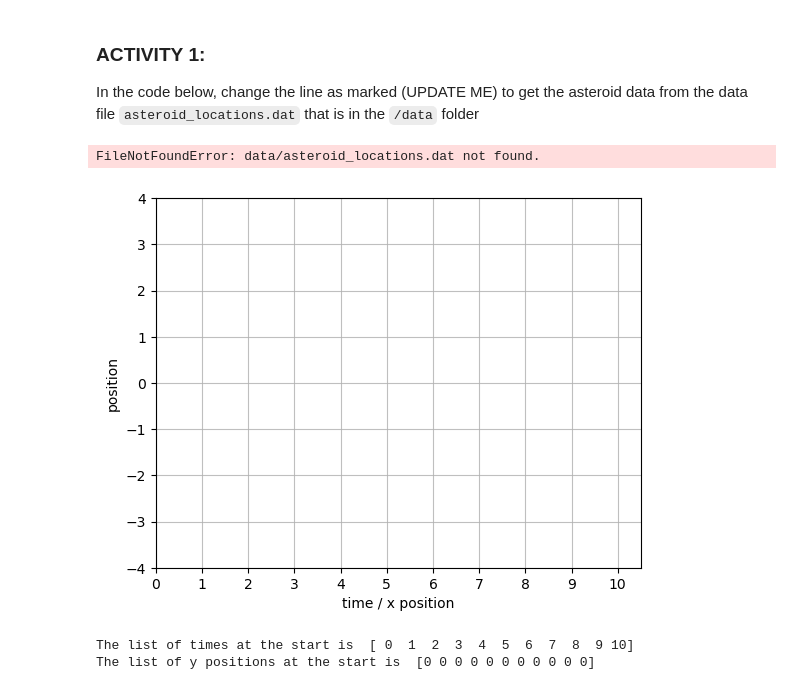
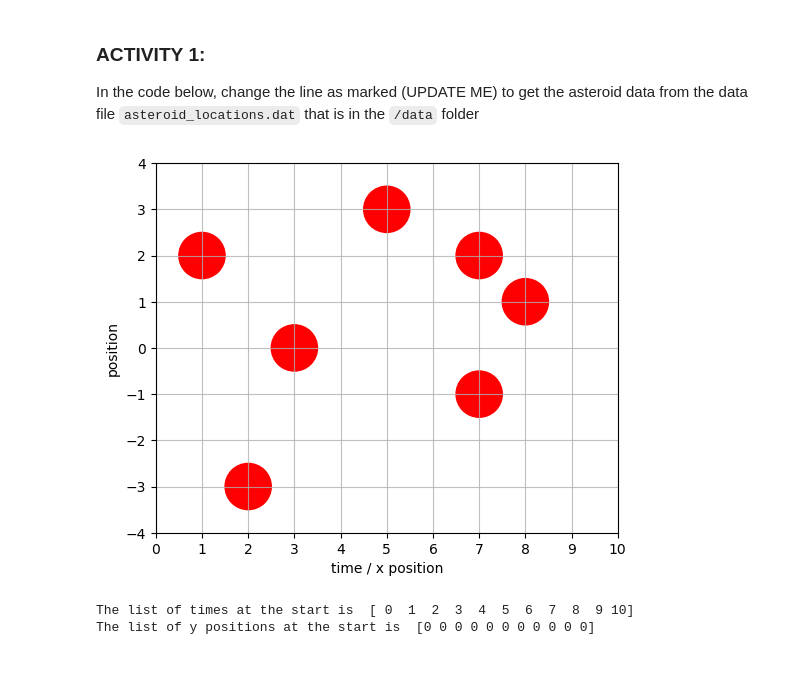
Before and after one commit to Vileh/Topics-In-Sci-Comp, a Jupyter notebook: Notebooks/Week2_LabExercises.ipynb, the cells around one changed output. Saved outputs shown, nothing was run; the diff lists cells and outputs as text; code cells hidden in the pictures.

```diff
--- a/Notebooks/Week2_LabExercises.ipynb
+++ b/Notebooks/Week2_LabExercises.ipynb
@@ -152,0 +204,6 @@ def generate_path(asteroid_locations, minshara_locations = None):
+# %%
+random_asteroids, random_minsharas = generate_asteroids(minshara = True)
+
+fig = plt.figure()
+ax = plt.gcf().gca()
+plot_map_and_path(ax, random_asteroids, random_minsharas)
@@ -153,32 +216,32 @@ def generate_path(asteroid_locations, minshara_locations = None):
 # %% [markdown]
 ### ACTIVITY 1:
 In the code below, change the line as marked (UPDATE ME) to get the asteroid data from the data file `asteroid_locations.dat` that is in the `/data` folder
+# %%
+ex1_asteroid_locations = np.loadtxt('data/asteroid_locations.dat')
 # %%
 # Set up the plotting
 def plot_asteroid_field(ax) :
-    plt.axis([0,10.5,-4,4])
+    plt.axis([0,10,-4,4])
     major_ticks = np.arange(0, 11, 1)
     ax.set_xticks(major_ticks)
     plt.xlabel("time / x position")
     plt.ylabel("position")
     ax.set_aspect('equal')
     ax.grid(which='major', alpha=0.8)
 
     # Mark the asteroid positions onto the plot - read in the data from data/asteroid_locations.dat
     # HINT: the function you need is called loadtxt
-    asteroid_locations= np.loadtxt('data/asteroid_locations.dat')
-    for location in asteroid_locations :
+    for location in ex1_asteroid_locations :
         circle=plt.Circle(location, 0.5 , color='r')
         ax.add_artist(circle)
     # plt.pause(0.3)
 
 # Test the plot
 fig = plt.figure()
 ax = plt.gcf().gca()
 plot_asteroid_field(ax)
 # %% [output]
-FileNotFoundError: data/asteroid_locations.dat not found.
-[figure, old version]
+[figure, new version]
 # %%
 # set up a list to store the times and positions
 list_of_times = np.array([0, 1, 2, 3, 4, 5, 6, 7, 8, 9, 10])
```
Also changed, not shown: parts of 16 cells of this notebook.
